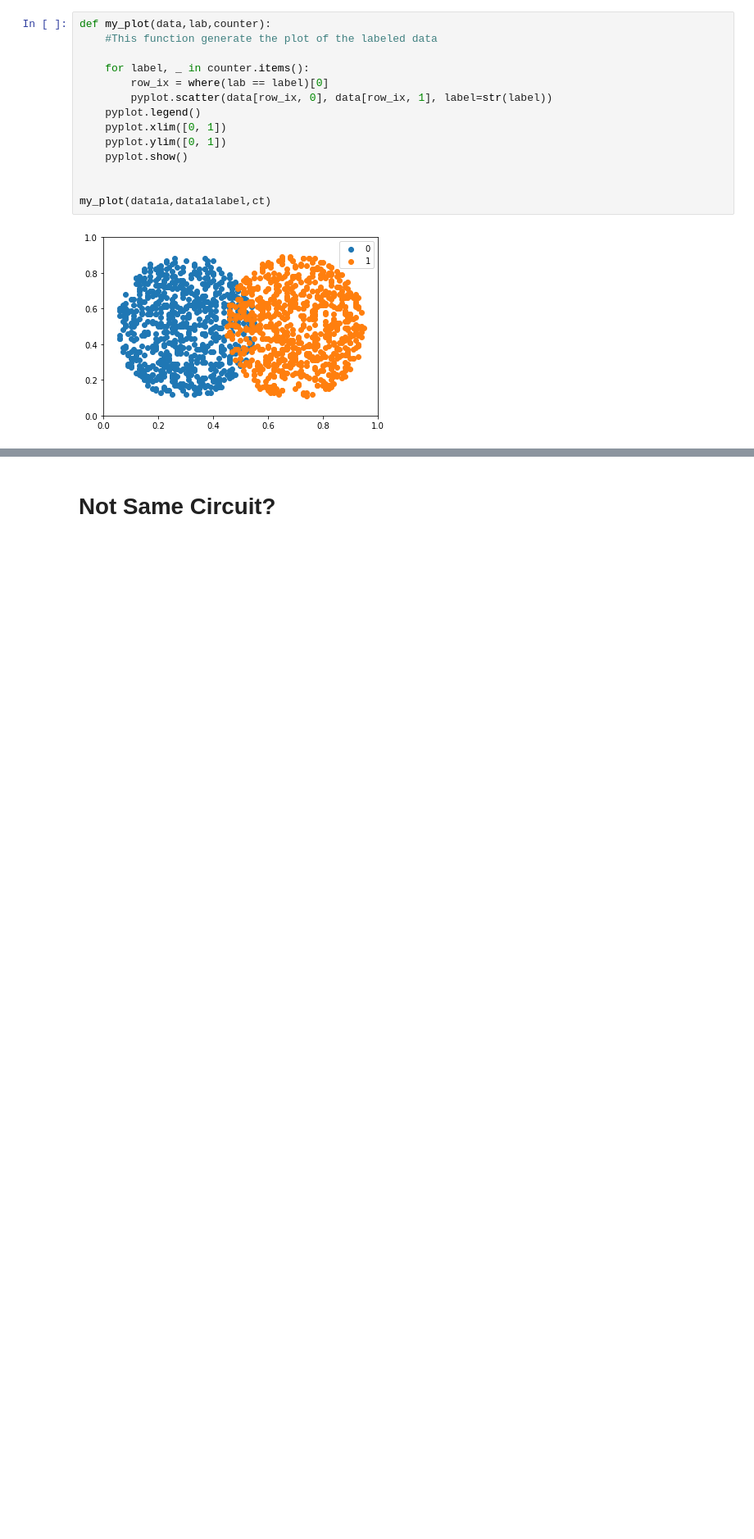
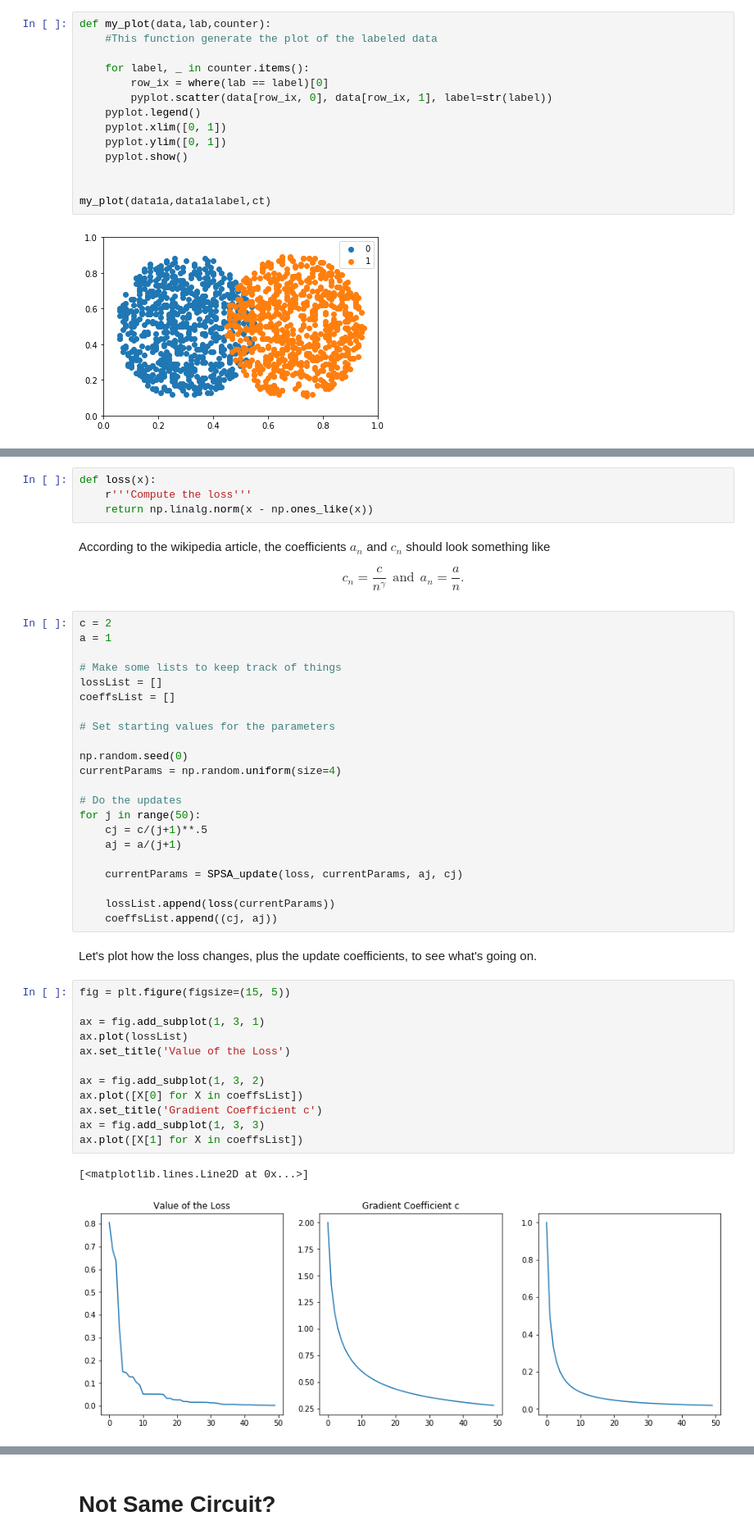
Before and after one commit to bagmk/Quantum_Machine_Learning_Express, a Jupyter notebook: ML/PQC Two-Qubit-Circuit.ipynb, the cells around one changed output, grey strips where cells are left out. Shown at 82% size. Cells and saved outputs as stored; diff of their text form; blank space fills up the shorter version.

Commit message:
Add some updates to the notebook
Gives some more explanatory text for the SPSA algorithm,
plus a code implementation. It also includes a simple example.

```diff
--- a/ML/PQC Two-Qubit-Circuit.ipynb
+++ b/ML/PQC Two-Qubit-Circuit.ipynb
@@ -168,3 +243,50 @@ $$ \frac{\partial L}{\partial \theta_j}= \frac{L(\theta_j+c)-L(\theta_j+c)}{2 \D
+# %%
+def loss(x):
+    r'''Compute the loss'''
+    return np.linalg.norm(x - np.ones_like(x))
+# %% [markdown]
+According to the wikipedia article, the coefficients $a_{n}$ and $c_{n}$ should look something like
+
+$$c_{n} = \frac{c}{n^\gamma}~~\text{and}~~a_{n} = \frac{a}{n}.$$
+# %%
+c = 2
+a = 1
+
+# Make some lists to keep track of things
+lossList = []
+coeffsList = []
+
+# Set starting values for the parameters
+
+np.random.seed(0)
+currentParams = np.random.uniform(size=4)
+
+# Do the updates
+for j in range(50):
+    cj = c/(j+1)**.5
+    aj = a/(j+1)
+
+    currentParams = SPSA_update(loss, currentParams, aj, cj)
+
+    lossList.append(loss(currentParams))
+    coeffsList.append((cj, aj))
+# %% [markdown]
+Let's plot how the loss changes, plus the update coefficients, to see what's going on.
+# %%
+fig = plt.figure(figsize=(15, 5))
+
+ax = fig.add_subplot(1, 3, 1)
+ax.plot(lossList)
+ax.set_title('Value of the Loss')
+
+ax = fig.add_subplot(1, 3, 2)
+ax.plot([X[0] for X in coeffsList])
+ax.set_title('Gradient Coefficient c')
+ax = fig.add_subplot(1, 3, 3)
+ax.plot([X[1] for X in coeffsList])
+# %% [output]
+[<matplotlib.lines.Line2D at 0x...>]
+[figure, added]
 # %%
 #
 
```
Also changed, not shown: parts of 13 cells of this notebook.
